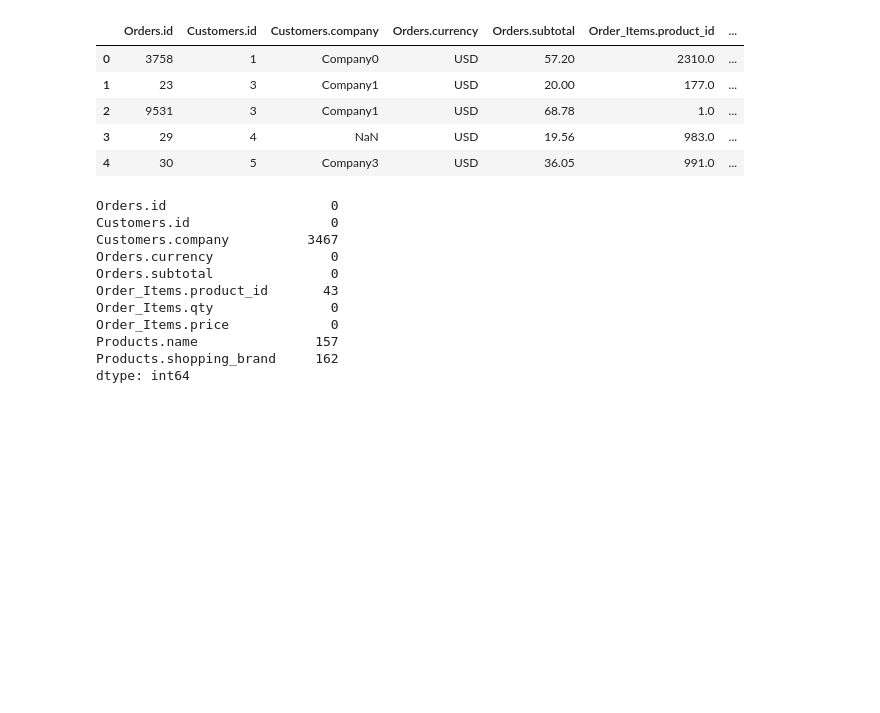
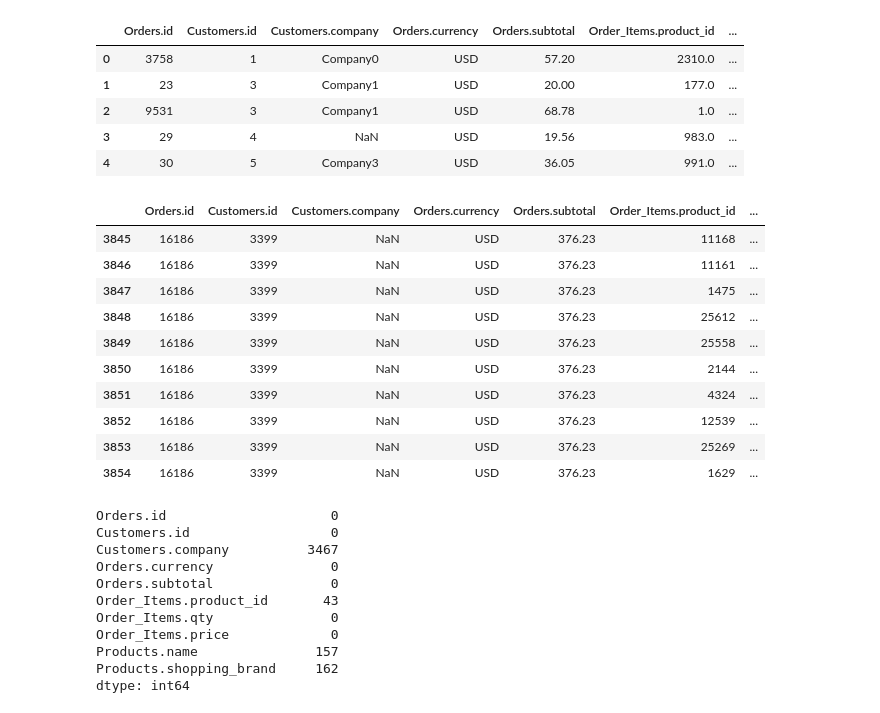
Before and after one commit to zafermesut/ai-crash-course, a Jupyter notebook: Homeworks/Recommender system for a medical supplies company/Recommender system for a medical supplies company.ipynb, the cells around one changed output. Cells and saved outputs as stored; diff of their text form; code cells hidden in the pictures; blank space fills up the shorter version.

```diff
--- a/Homeworks/Recommender system for a medical supplies company/Recommender system for a medical supplies company.ipynb
+++ b/Homeworks/Recommender system for a medical supplies company/Recommender system for a medical supplies company.ipynb
@@ -243,6 +274,20 @@ sales_df.head()
 | 2 | 9531 | 3 | Company1 | USD | 68.78 | 1.0 | ... |
 | 3 | 29 | 4 | NaN | USD | 19.56 | 983.0 | ... |
 | 4 | 30 | 5 | Company3 | USD | 36.05 | 991.0 | ... |
+# %%
+sales_df[sales_df['Orders.id'] == 16186]
+# %% [output]
+|  | Orders.id | Customers.id | Customers.company | Orders.currency | Orders.subtotal | Order_Items.product_id | ... |
+| 3845 | 16186 | 3399 | NaN | USD | 376.23 | 11168 | ... |
+| 3846 | 16186 | 3399 | NaN | USD | 376.23 | 11161 | ... |
+| 3847 | 16186 | 3399 | NaN | USD | 376.23 | 1475 | ... |
+| 3848 | 16186 | 3399 | NaN | USD | 376.23 | 25612 | ... |
+| 3849 | 16186 | 3399 | NaN | USD | 376.23 | 25558 | ... |
+| 3850 | 16186 | 3399 | NaN | USD | 376.23 | 2144 | ... |
+| 3851 | 16186 | 3399 | NaN | USD | 376.23 | 4324 | ... |
+| 3852 | 16186 | 3399 | NaN | USD | 376.23 | 12539 | ... |
+| 3853 | 16186 | 3399 | NaN | USD | 376.23 | 25269 | ... |
+| 3854 | 16186 | 3399 | NaN | USD | 376.23 | 1629 | ... |
 # %%
 sales_df.isnull().sum()
 # %% [output]
```
Also changed, not shown: parts of 4 cells of this notebook, 3 other files.
